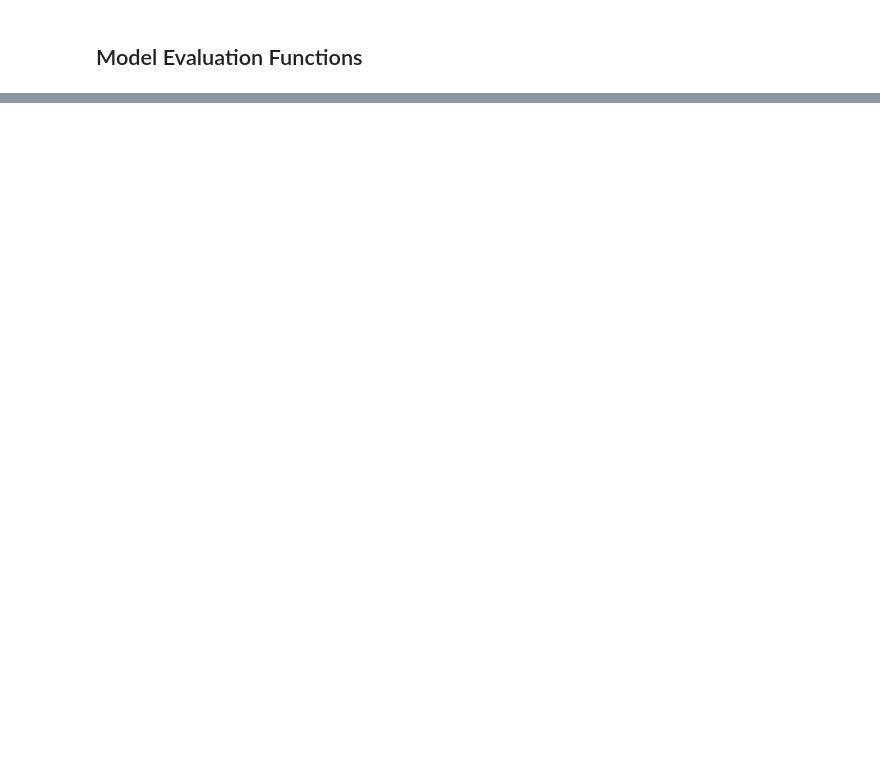
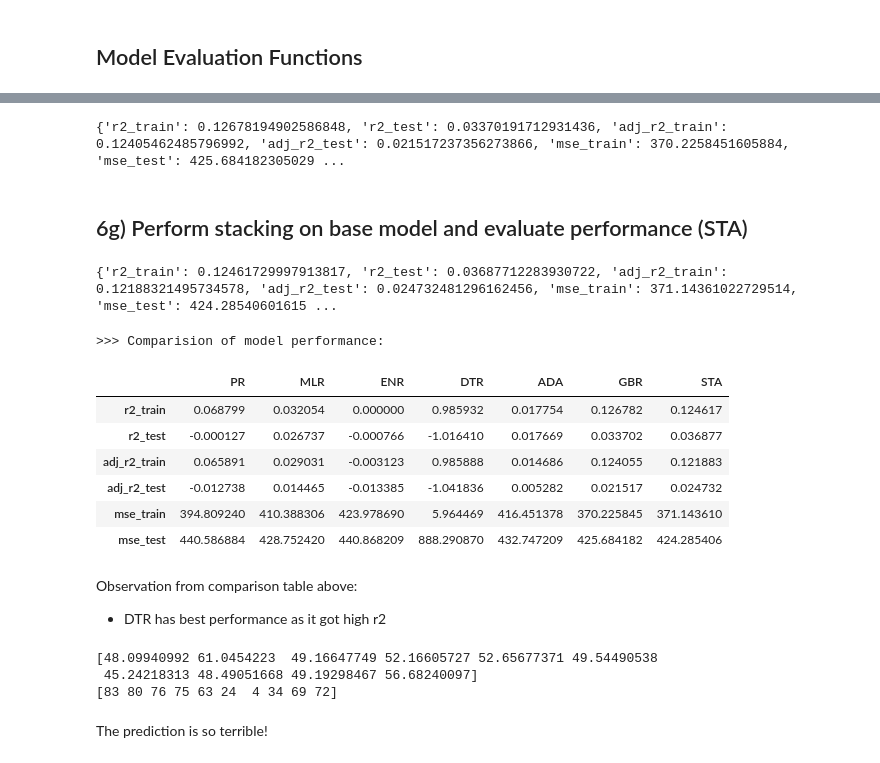
Before and after one commit to dy018/project105, a Jupyter notebook: 105_ML_project_song.ipynb, the cells around one changed output, grey strips where cells are left out. Cells and saved outputs as stored; diff of their text form; code cells hidden in the pictures; blank space fills up the shorter version.

```diff
--- a/105_ML_project_song.ipynb
+++ b/105_ML_project_song.ipynb
@@ -385,0 +507,76 @@ print(mlr_performance)
+# %%
+# Evaluate the model
+gbr_performance = cal_performance(X_train.shape, X_test.shape, y_train, gbr_pred_train, y_test, gbr_pred_test)
+print(gbr_performance)
+# %% [output]
+{'r2_train': 0.12678194902586848, 'r2_test': 0.03370191712931436, 'adj_r2_train': 0.12405462485796992, 'adj_r2_test': 0.021517237356273866, 'mse_train': 370.2258451605884, 'mse_test': 425.684182305029 ...
+# %% [markdown]
+## 6g) Perform stacking on base model and evaluate performance (STA)
+# %%
+from sklearn.ensemble import StackingRegressor
+from sklearn.pipeline import make_pipeline
+
+# Define the base estimators
+estimators = [
+    ('poly', make_pipeline(PolynomialFeatures(degree=2), LinearRegression())),
+    ('dt', DecisionTreeRegressor(random_state=40)),
+    ('lr', LinearRegression()),
+    ('en', ElasticNet(random_state=40)),
+    ('ada', AdaBoostRegressor(random_state=40)),
+    ('gbr', GradientBoostingRegressor(random_state=40))
+]
+
+# Create the Stacking Regressor with a Linear Regression meta-regressor
+stacking_regressor = StackingRegressor(
+    estimators=estimators,
+    final_estimator=LinearRegression(),
+    cv=5
+)
+
+# Fit the stacking regressor
+stacking_regressor.fit(X_train, y_train)
+
+# Predict on the test data
+stack_pred_train = stacking_regressor.predict(X_train)
+stack_pred_test = stacking_regressor.predict(X_test)
+# %%
+# Evaluate the model
+stacking_performance = cal_performance(X_train.shape, X_test.shape, y_train, stack_pred_train, y_test, stack_pred_test)
+print(stacking_performance)
+# %% [output]
+{'r2_train': 0.12461729997913817, 'r2_test': 0.03687712283930722, 'adj_r2_train': 0.12188321495734578, 'adj_r2_test': 0.024732481296162456, 'mse_train': 371.14361022729514, 'mse_test': 424.28540601615 ...
+# %%
+# convert dictionary to dataframe
+pr_df  = pd.DataFrame.from_dict(pr_performance, orient='index', columns=['PR'])
+mlr_df = pd.DataFrame.from_dict(mlr_performance, orient='index', columns=['MLR'])
+enr_df = pd.DataFrame.from_dict(enr_performance, orient='index', columns=['ENR'])
+dtr_df = pd.DataFrame.from_dict(dtr_performance, orient='index', columns=['DTR'])
+ada_df = pd.DataFrame.from_dict(ada_performance, orient='index', columns=['ADA'])
+gbr_df = pd.DataFrame.from_dict(gbr_performance, orient='index', columns=['GBR'])
+stacking_df = pd.DataFrame.from_dict(stacking_performance, orient='index', columns=['STA'])
+
+df_performance = pd.concat([pr_df, mlr_df, enr_df, dtr_df, ada_df, gbr_df, stacking_df], axis=1)
+print(">>> Comparision of model performance:\n")
+df_performance
+# %% [output]
+>>> Comparision of model performance:
+|  | PR | MLR | ENR | DTR | ADA | GBR | STA |
+| r2_train | 0.068799 | 0.032054 | 0.000000 | 0.985932 | 0.017754 | 0.126782 | 0.124617 |
+| r2_test | -0.000127 | 0.026737 | -0.000766 | -1.016410 | 0.017669 | 0.033702 | 0.036877 |
+| adj_r2_train | 0.065891 | 0.029031 | -0.003123 | 0.985888 | 0.014686 | 0.124055 | 0.121883 |
+| adj_r2_test | -0.012738 | 0.014465 | -0.013385 | -1.041836 | 0.005282 | 0.021517 | 0.024732 |
+| mse_train | 394.809240 | 410.388306 | 423.978690 | 5.964469 | 416.451378 | 370.225845 | 371.143610 |
+| mse_test | 440.586884 | 428.752420 | 440.868209 | 888.290870 | 432.747209 | 425.684182 | 424.285406 |
+# %% [markdown]
+Observation from comparison table above:
+* DTR has best performance as it got high r2
+# %%
+# validation
+print(stack_pred_test[0:10])
+print(y_test.values[0:10])
+# %% [output]
+[48.09940992 61.0454223  49.16647749 52.16605727 52.65677371 49.54490538
+ 45.24218313 48.49051668 49.19298467 56.68240097]
+[83 80 76 75 63 24  4 34 69 72]
+# %% [markdown]
+The prediction is so terrible!
```
Also changed, not shown: parts of 29 cells of this notebook.
